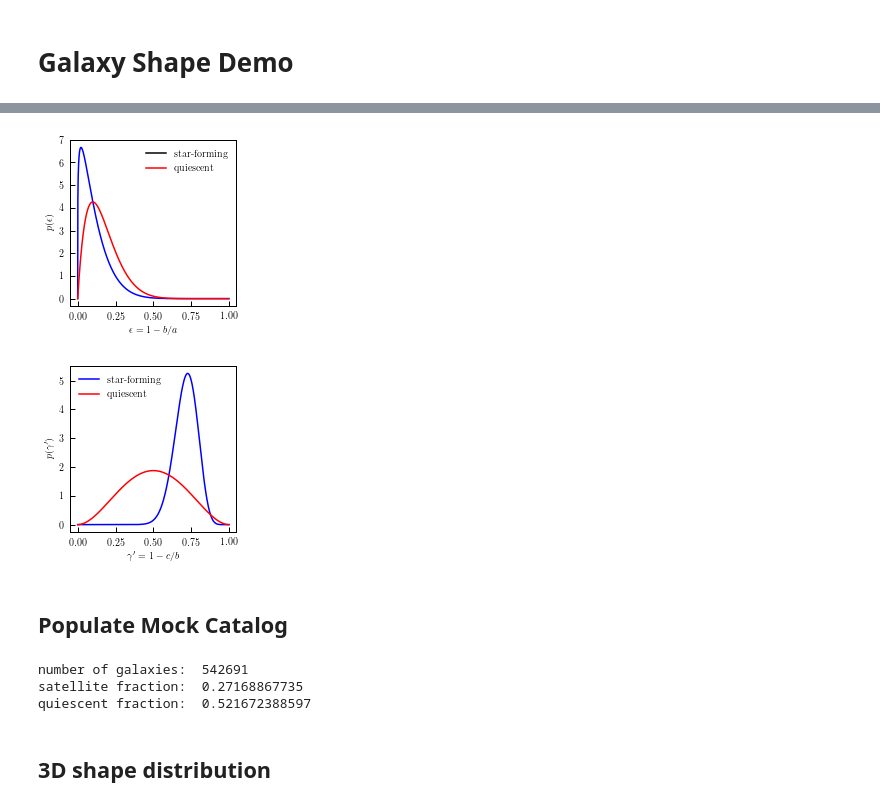
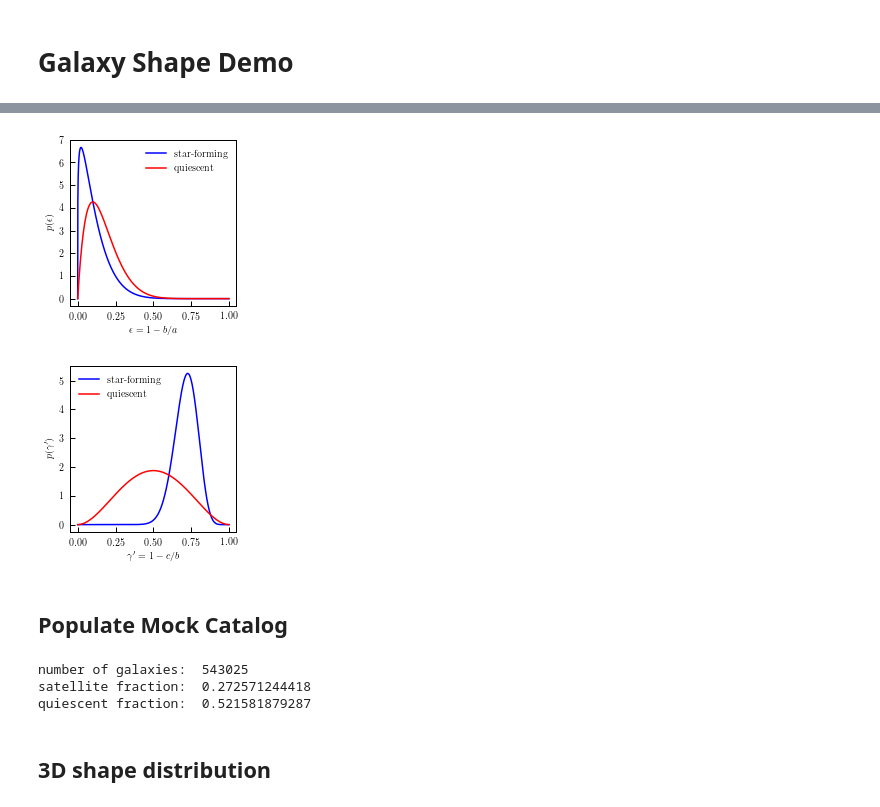
Before and after one commit to duncandc/galaxy_shapes, a Jupyter notebook: shape_models/shape_demo.ipynb, the cells around one changed output, grey strips where cells are left out. Saved outputs shown, nothing was run; the diff lists cells and outputs as text; code cells hidden in the pictures.

```diff
--- a/shape_models/shape_demo.ipynb
+++ b/shape_models/shape_demo.ipynb
@@ -98,36 +81,36 @@ to any of your component models and set this variable to ``True``.
 
 x = np.linspace(0,1,1000)
 epsilon_1 = cens_disk_shape_model.epsilon_pdf(x)
 gamma_prime_1 = cens_disk_shape_model.gamma_prime_pdf(x)
 epsilon_2 = cens_elliptical_shape_model.epsilon_pdf(x)
 gamma_prime_2 = cens_elliptical_shape_model.gamma_prime_pdf(x)
 
 
 
 fig = plt.figure(figsize=(3.3,3.3))
 rect = 0.2, 0.2, 0.7, 0.7  # left, bottom, width, height
 ax = fig.add_axes(rect)
-ax.plot(x, epsilon_1, color='blue')
-ax.plot(x, epsilon_2, color='red')
+l1, = ax.plot(x, epsilon_1, color='blue')
+l2, = ax.plot(x, epsilon_2, color='red')
 ax.set_xlabel(r'$\epsilon = 1-b/a$')
 ax.set_ylabel(r'$p(\epsilon)$')
 plt.legend([l1,l2],['star-forming', 'quiescent'],
            frameon=False, numpoints=1, fontsize=10)
 plt.show()
 
 fig = plt.figure(figsize=(3.3,3.3))
 rect = 0.2, 0.2, 0.7, 0.7  # left, bottom, width, height
 ax = fig.add_axes(rect)
 l1, = ax.plot(x, gamma_prime_1, color='blue')
 l2, = ax.plot(x, gamma_prime_2, color='red')
 ax.set_xlabel(r'$\gamma^{\prime} = 1-c/b$')
 ax.set_ylabel(r'$p(\gamma^{\prime})$')
 plt.legend([l1,l2],['star-forming', 'quiescent'],
            frameon=False, numpoints=1, fontsize=10)
 
 plt.show()
 # %% [output]
-[figure, old version]
+[figure, new version]
 [figure]
 # %% [markdown]
 ## Populate Mock Catalog
@@ -143,11 +126,11 @@ f_sat = 1.0*np.sum(mock['gal_type']=='satellites')/N_gal
 print("satellite fraction: ", f_sat)
 
 f_quiescent = 1.0*np.sum(mock['quiescent']==True)/N_gal
-print("quiescent fraction: ", f_quiscent)
+print("quiescent fraction: ", f_quiescent)
 # %% [output]
-number of galaxies:  542691
-satellite fraction:  0.27168867735
-quiescent fraction:  0.521672388597
+number of galaxies:  543025
+satellite fraction:  0.272571244418
+quiescent fraction:  0.521581879287
 # %% [markdown]
 ## 3D shape distribution
 # %%
```
Also changed, not shown: parts of 4 cells of this notebook, 1 other file.
